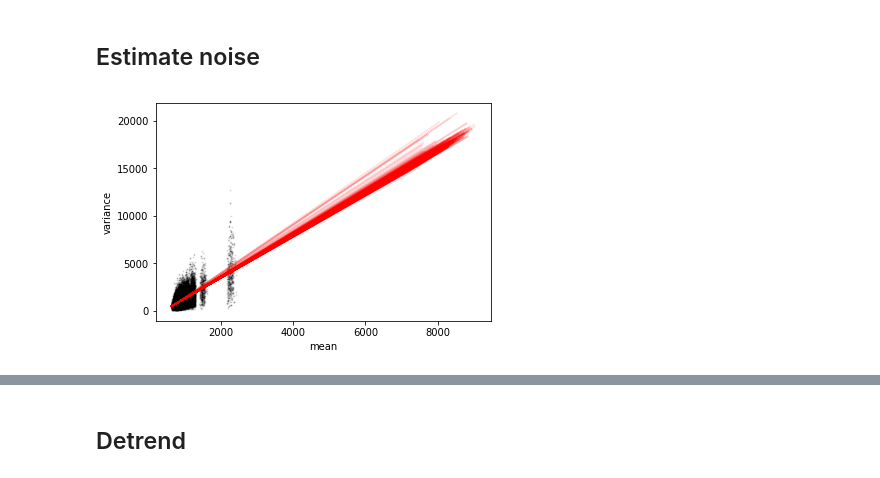
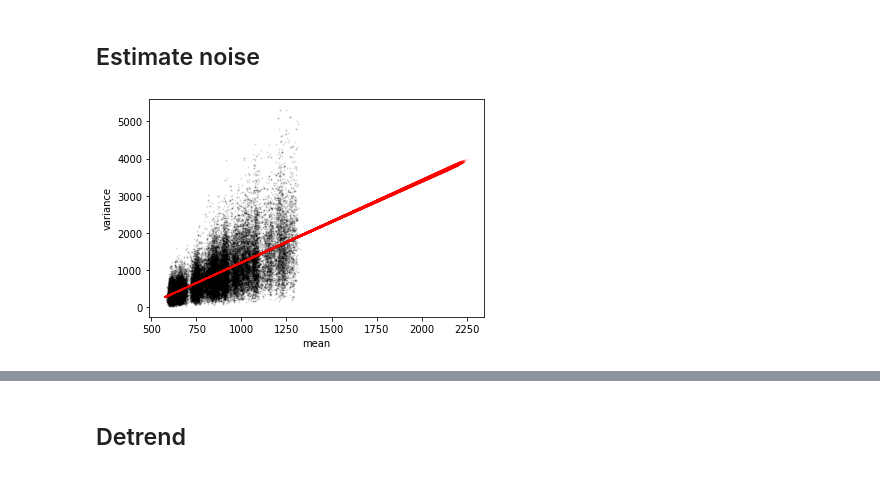
Before and after one commit to cellarium-ai/CellMincer, a Jupyter notebook: notebooks/cellmincer_preprocess.ipynb, the cells around one changed output, grey strips where cells are left out. Cells and saved outputs as stored; diff of their text form; code cells hidden in the pictures.

Commit message:
dev branch (segmentation)

```diff
--- a/notebooks/cellmincer_preprocess.ipynb
+++ b/notebooks/cellmincer_preprocess.ipynb
@@ -78,14 +98,14 @@ dejitter_config = {
 }
 
 trim_config = {
-    'first_segment': 1,
-    'n_segments': 10,
-    'n_frames_total': 750,
-    'n_frames_stim': 250,
-    'trim_left': 100,
-    'trim_right': 50,
-    'n_frames_fit_left': 150,
-    'n_frames_fit_right': 150,
+    'first_segment': 0,
+    'n_segments': 7,
+    'n_frames_total': 1000,
+    'n_frames_stim': 800,
+    'trim_left': 0,
+    'trim_right': 0,
+    'n_frames_fit_left': 90,
+    'n_frames_fit_right': 90,
     'sampling_rate': 500.
 }
 
@@ -107,7 +127,7 @@ bfgs_kwargs = {
 
 detrend_config = {
     'init_unc_decay_rate': 1.0,
-    'poly_order': 3,
+    'poly_order': 1,
     'trend_model': 'polynomial',
     'max_iters_per_segment': 3,
     'plot_segments': True
@@ -265,0 +280,4 @@ Loading movie from /home/jupyter/mb-ml-dev-disk/data/Optopatch/original_sami_dat
+# %%
+i_dataset = 0
+ws_base = OptopatchBaseWorkspace.from_npy(
+    opto_mov_path_list[i_dataset], dtype=np.float, permutation=(0, 2, 1))
@@ -351,7 +362,7 @@ Calculating temporal std ...
 ## Estimate noise
 # %%
 # use the de-jittered movie
-movie_txy = dejittered_movie_txy
+movie_txy = ws_base.movie_txy
 
 slope_list = []
 intercept_list = []
@@ -365,34 +376,34 @@ if noise_estimation_config['plot_example']:
 for i_bootstrap in range(noise_estimation_config['n_bootstrap']):
 
     # choose a random segment
     i_segment = np.random.randint(low=trim_config['first_segment'], high=trim_config['n_segments'])
     t, trimmed_seg_txy = get_flanking_segments(movie_txy, i_segment, trim_config)
 
     # choose a random time
     i_t = np.random.randint(0, high=len(t) - noise_estimation_config['stationarity_window'])
 
     # calculate empirical mean and variance, assuming signal stationarity
     mu_empirical = np.mean(trimmed_seg_txy[
         i_t:(i_t + noise_estimation_config['stationarity_window']), ...], axis=0).flatten()
     var_empirical = np.var(trimmed_seg_txy[
         i_t:(i_t + noise_estimation_config['stationarity_window']), ...], axis=0, ddof=1).flatten()
 
     # perform linear regression
     reg = LinearRegression().fit(mu_empirical[:, None], var_empirical[:, None])
     slope_list.append(reg.coef_.item())
     intercept_list.append(reg.intercept_.item())
 
     if noise_estimation_config['plot_example']:
         fit_var = reg.predict(mu_empirical[:, None])
         ax.scatter(
             mu_empirical[::noise_estimation_config['plot_subsample']],
             var_empirical[::noise_estimation_config['plot_subsample']],
             s=1,
             alpha=0.1,
             color='black')
         ax.plot(mu_empirical, fit_var, color='red', alpha=0.1)
 # %% [output]
-[figure, old version]
+[figure, new version]
 # %%
 alpha_median, alpha_std = np.median(slope_list), np.std(slope_list)
 beta_median, beta_std = np.median(intercept_list), np.std(intercept_list)
```
Also changed, not shown: parts of 9 cells of this notebook, 7 other files.
